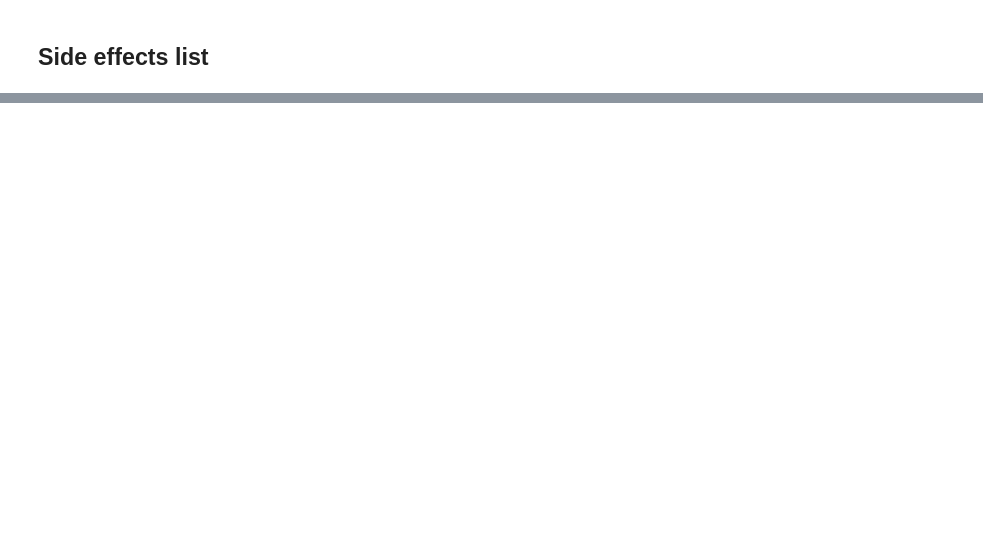
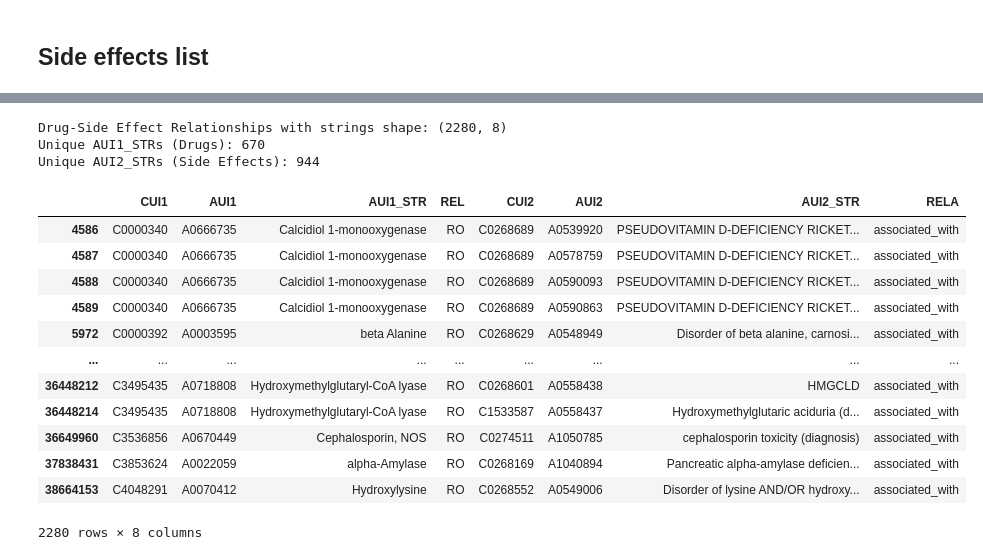
Before and after one commit to BittermanLab/OncoRABBITS, a Jupyter notebook: src/hemonc_processing/meta_drugs_list.ipynb, the cells around one changed output, grey strips where cells are left out. Drawn from its saved outputs; the diff is of its cells as text; code cells hidden in the pictures; blank space fills up the shorter version.

```diff
--- a/src/hemonc_processing/meta_drugs_list.ipynb
+++ b/src/hemonc_processing/meta_drugs_list.ipynb
@@ -64,7 +64,6 @@ mrconso = pd.read_csv(
     header=None,
     names=mrconso_columns,
     encoding="utf-8",
-    nrows=100000,
     index_col=False,
 )
 
@@ -75,7 +74,6 @@ mrrel = pd.read_csv(
     header=None,
     names=mrrel_columns,
     encoding="utf-8",
-    nrows=100000,
     index_col=False,
 )
 
@@ -86,6 +84,5 @@ mrsty = pd.read_csv(
     header=None,
     names=mrsty_columns,
     encoding="utf-8",
-    nrows=100000,
     index_col=False,
 )
@@ -190,0 +213,22 @@ Index: []
+# %%
+# Create dictionaries to map AUIs and CUIs to strings
+aui_to_str = dict(zip(mrconso_filtered["AUI"], mrconso_filtered["STR"]))
+cui_to_str = dict(zip(mrconso_filtered["CUI"], mrconso_filtered["STR"]))
+
+# Add the strings to the side effect relationships DataFrame using both AUIs and CUIs
+side_effect_rels["AUI1_STR"] = side_effect_rels["AUI1"].map(aui_to_str)
+side_effect_rels["AUI2_STR"] = side_effect_rels["AUI2"].map(aui_to_str)
+
+# For missing AUI2_STR, try to map using CUI2
+side_effect_rels["AUI2_STR"] = side_effect_rels.apply(
+    lambda row: cui_to_str.get(row["CUI2"], row["AUI2_STR"]), axis=1
+)
+# drop the rows with missing AUI2_STR
+side_effect_rels = side_effect_rels.dropna(subset=["AUI2_STR"])
+
+print("Side Effect Relationships with strings shape:", side_effect_rels.shape)
+print(side_effect_rels.head())
+# # Display the resulting relationships with strings
+# side_effect_rels_display = side_effect_rels[
+#     ["CUI1", "AUI1", "AUI1_STR", "REL", "CUI2", "AUI2", "AUI2_STR", "RELA"]
+# ]
@@ -190,0 +312,32 @@ Index: []
+# %%
+# Display the resulting relationships with strings
+drug_side_effect_rels_display = drug_side_effect_rels[
+    ["CUI1", "AUI1", "AUI1_STR", "REL", "CUI2", "AUI2", "AUI2_STR", "RELA"]
+]
+print(
+    "Drug-Side Effect Relationships with strings shape:",
+    drug_side_effect_rels_display.shape,
+)
+print("Unique AUI1_STRs (Drugs):", drug_side_effect_rels_display["AUI1_STR"].nunique())
+print(
+    "Unique AUI2_STRs (Side Effects):",
+    drug_side_effect_rels_display["AUI2_STR"].nunique(),
+)
+drug_side_effect_rels_display
+# %% [output]
+Drug-Side Effect Relationships with strings shape: (2280, 8)
+Unique AUI1_STRs (Drugs): 670
+Unique AUI2_STRs (Side Effects): 944
+|  | CUI1 | AUI1 | AUI1_STR | REL | CUI2 | AUI2 | AUI2_STR | RELA |
+| 4586 | C0000340 | A0666735 | Calcidiol 1-monooxygenase | RO | C0268689 | A0539920 | PSEUDOVITAMIN D-DEFICIENCY RICKET... | associated_with |
+| 4587 | C0000340 | A0666735 | Calcidiol 1-monooxygenase | RO | C0268689 | A0578759 | PSEUDOVITAMIN D-DEFICIENCY RICKET... | associated_with |
+| 4588 | C0000340 | A0666735 | Calcidiol 1-monooxygenase | RO | C0268689 | A0590093 | PSEUDOVITAMIN D-DEFICIENCY RICKET... | associated_with |
+| 4589 | C0000340 | A0666735 | Calcidiol 1-monooxygenase | RO | C0268689 | A0590863 | PSEUDOVITAMIN D-DEFICIENCY RICKET... | associated_with |
+| 5972 | C0000392 | A0003595 | beta Alanine | RO | C0268629 | A0548949 | Disorder of beta alanine, carnosi... | associated_with |
+| ... | ... | ... | ... | ... | ... | ... | ... | ... |
+| 36448212 | C3495435 | A0718808 | Hydroxymethylglutaryl-CoA lyase | RO | C0268601 | A0558438 | HMGCLD | associated_with |
+| 36448214 | C3495435 | A0718808 | Hydroxymethylglutaryl-CoA lyase | RO | C1533587 | A0558437 | Hydroxymethylglutaric aciduria (d... | associated_with |
+| 36649960 | C3536856 | A0670449 | Cephalosporin, NOS | RO | C0274511 | A1050785 | cephalosporin toxicity (diagnosis) | associated_with |
+| 37838431 | C3853624 | A0022059 | alpha-Amylase | RO | C0268169 | A1040894 | Pancreatic alpha-amylase deficien... | associated_with |
+| 38664153 | C4048291 | A0070412 | Hydroxylysine | RO | C0268552 | A0549006 | Disorder of lysine AND/OR hydroxy... | associated_with |
+2280 rows × 8 columns
```
Also changed, not shown: parts of 16 cells of this notebook.
